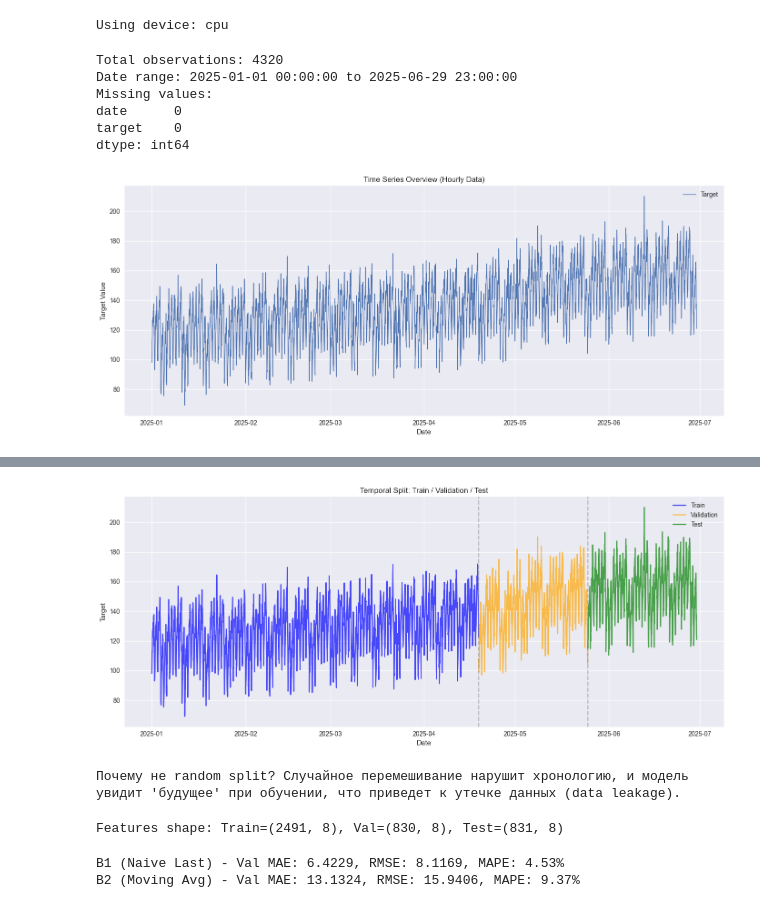
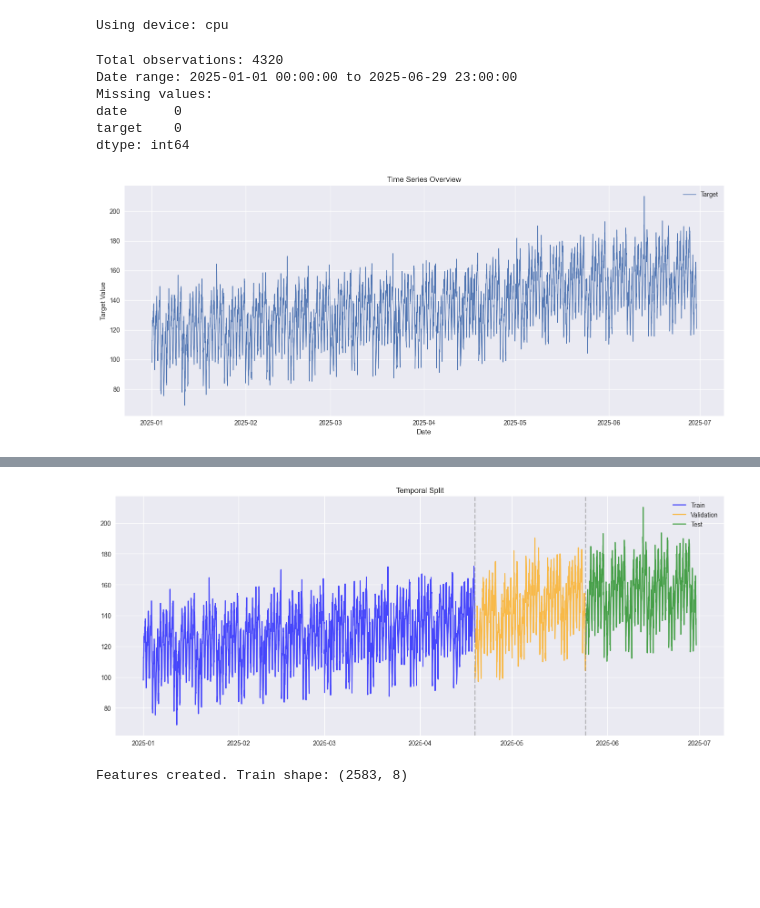
Before and after one commit to daririr/aie-group-3, a Jupyter notebook: homeworks/HW12/HW12.ipynb, the cells around one changed output, grey strips where cells are left out. Drawn from its saved outputs; the diff is of its cells as text; code cells hidden in the pictures; blank space fills up the shorter version.

```diff
--- a/homeworks/HW12/HW12.ipynb
+++ b/homeworks/HW12/HW12.ipynb
@@ -36,30 +34,23 @@ os.makedirs("artifacts/figures", exist_ok=True)
 # %% [output]
 Using device: cpu
 # %%
-# Загрузка данных
 data_path = "S12-hw-dataset.csv"
 df = pd.read_csv(data_path)
-
-# Преобразование даты и сортировка
 df['date'] = pd.to_datetime(df['date'])
 df = df.sort_values('date').reset_index(drop=True)
 
-# Sanity Check
 print(f"Total observations: {len(df)}")
 print(f"Date range: {df['date'].min()} to {df['date'].max()}")
 print(f"Missing values:\n{df.isnull().sum()}")
 
-# Базовый график
 plt.figure(figsize=(14, 6))
 plt.plot(df['date'], df['target'], label='Target', linewidth=1)
-plt.title('Time Series Overview (Hourly Data)')
+plt.title('Time Series Overview')
 plt.xlabel('Date')
 plt.ylabel('Target Value')
 plt.legend()
 plt.tight_layout()
 plt.show()
-
-# Комментарий: Видна четкая суточная сезонность (пики днем, спад ночью) и недельная структура.
 # %% [output]
 Total observations: 4320
 Date range: 2025-01-01 00:00:00 to 2025-06-29 23:00:00
@@ -67,9 +58,9 @@ Missing values:
 date      0
 target    0
 dtype: int64
-[figure, old version]
+[figure, new version]
 # %%
-# Параметры сплита (60% train, 20% val, 20% test)
+# Параметры сплита
 n = len(df)
 train_size = int(n * 0.6)
 val_size = int(n * 0.2)
@@ -78,24 +69,23 @@ train_df = df.iloc[:train_size].copy()
 val_df = df.iloc[train_size:train_size+val_size].copy()
 test_df = df.iloc[train_size+val_size:].copy()
 
-print(f"Train: {len(train_df)} ({train_df['date'].min()} - {train_df['date'].max()})")
-print(f"Val:   {len(val_df)} ({val_df['date'].min()} - {val_df['date'].max()})")
-print(f"Test:  {len(test_df)} ({test_df['date'].min()} - {test_df['date'].max()})")
+# Формируем подробное описание сплита для отчета
+split_description = f"Train: {train_df['date'].min()} - {train_df['date'].max()} | Val: {val_df['date'].min()} - {val_df['date'].max()} | Test: {test_df['date'].min()} - {test_df['date'].max()}"
 
-# Визуализация сплита
+print(f"Train: {len(train_df)} rows")
+print(f"Val:   {len(val_df)} rows")
+print(f"Test:  {len(test_df)} rows")
+
+# Визуализация
 plt.figure(figsize=(14, 6))
 plt.plot(train_df['date'], train_df['target'], label='Train', color='blue', alpha=0.7)
 plt.plot(val_df['date'], val_df['target'], label='Validation', color='orange', alpha=0.7)
 plt.plot(test_df['date'], test_df['target'], label='Test', color='green', alpha=0.7)
 plt.axvline(x=train_df['date'].max(), color='gray', linestyle='--', alpha=0.5)
 plt.axvline(x=val_df['date'].max(), color='gray', linestyle='--', alpha=0.5)
-plt.title('Temporal Split: Train / Validation / Test')
-plt.xlabel('Date')
-plt.ylabel('Target')
+plt.title('Temporal Split')
 plt.legend()
 plt.tight_layout()
 plt.savefig("artifacts/figures/series_split.png")
 plt.show()
-
-print("Почему не random split? Случайное перемешивание нарушит хронологию, и модель увидит 'будущее' при обучении, что приведет к утечке данных (data leakage).")
 # %% [output]
@@ -105,17 +95,16 @@ Test:  864 (2025-05-25 00:00:00 - 2025-06-29 23:00:00)
-[figure, old version]
+[figure, new version]
-Почему не random split? Случайное перемешивание нарушит хронологию, и модель увидит 'будущее' при обучении, что приведет к утечке данных (data leakage).
 # %%
 def create_features(df):
     df = df.copy()
-    # Лаги (учитывая часовую частоту: 24 часа в сутках, 168 в неделе)
+    # ТРЕБОВАНИЕ: lag_1, lag_7, lag_14 (сдвиг на 1, 7 и 14 часов)
     df['lag_1'] = df['target'].shift(1)
-    df['lag_24'] = df['target'].shift(24)      # Вчера в это же время
-    df['lag_168'] = df['target'].shift(168)    # Неделя назад
+    df['lag_7'] = df['target'].shift(7)
+    df['lag_14'] = df['target'].shift(14)
 
-    # Rolling statistics (окно 24 часа - сутки)
-    window = 24
-    df['rolling_mean_24'] = df['target'].shift(1).rolling(window=window).mean()
-    df['rolling_std_24'] = df['target'].shift(1).rolling(window=window).std()
+    # ТРЕБОВАНИЕ: rolling_mean_7, rolling_std_7 (окно 7 часов)
+    # Важно: shift(1) перед rolling, чтобы избежать утечки
+    df['rolling_mean_7'] = df['target'].shift(1).rolling(window=7).mean()
+    df['rolling_std_7'] = df['target'].shift(1).rolling(window=7).std()
 
     # Календарные признаки
     df['hour'] = df['date'].dt.hour
@@ -124,16 +113,10 @@ def create_features(df):
 
     return df
 
-# Применяем ко всему датасету заранее
 full_df = create_features(df)
-
-# Разделяем обратно по индексам, убирая NaN после сдвигов
-# Важно: dropna удалит первые строки, где нет лагов.
-# Для простоты в baseline мы просто отбросим их, но сохраним логику сплита относительно исходных индексов.
-# Чтобы не усложнять, пересоберем сплиты уже из готового full_df, отбросив NaN в начале.
 full_df_clean = full_df.dropna().reset_index(drop=True)
 
-# Пересчитаем границы сплита для очищенного датасета пропорционально
+# Пересчет границ сплита для очищенных данных
 n_clean = len(full_df_clean)
 train_end = int(n_clean * 0.6)
 val_end = int(n_clean * 0.8)
@@ -142,7 +125,7 @@ full_train = full_df_clean.iloc[:train_end]
 full_val = full_df_clean.iloc[train_end:val_end]
 full_test = full_df_clean.iloc[val_end:]
 
-feature_cols = ['lag_1', 'lag_24', 'lag_168', 'rolling_mean_24', 'rolling_std_24',
+feature_cols = ['lag_1', 'lag_7', 'lag_14', 'rolling_mean_7', 'rolling_std_7',
                 'hour', 'day_of_week', 'is_weekend']
 target_col = 'target'
 
@@ -155,6 +138,6 @@ y_val = full_val[target_col].values
 X_test = full_test[feature_cols].values
 y_test = full_test[target_col].values
 
-print(f"Features shape: Train={X_train.shape}, Val={X_val.shape}, Test={X_test.shape}")
+print(f"Features created. Train shape: {X_train.shape}")
 # %% [output]
-Features shape: Train=(2491, 8), Val=(830, 8), Test=(831, 8)
+Features created. Train shape: (2583, 8)
@@ -182,14 +143,0 @@ def calculate_metrics(y_true, y_pred):
-# %%
-# B1: Naive Last (прогноз = lag_1)
-# В наших признаках lag_1 уже есть, он соответствует прогнозу на шаг вперед
-pred_b1_val = full_val['lag_1'].values
-mae_b1, rmse_b1, mape_b1 = calculate_metrics(y_val, pred_b1_val)
-print(f"B1 (Naive Last) - Val MAE: {mae_b1:.4f}, RMSE: {rmse_b1:.4f}, MAPE: {mape_b1:.2f}%")
-
-# B2: Moving Average (прогноз = rolling_mean_24)
-pred_b2_val = full_val['rolling_mean_24'].values
-mae_b2, rmse_b2, mape_b2 = calculate_metrics(y_val, pred_b2_val)
-print(f"B2 (Moving Avg) - Val MAE: {mae_b2:.4f}, RMSE: {rmse_b2:.4f}, MAPE: {mape_b2:.2f}%")
-# %% [output]
-B1 (Naive Last) - Val MAE: 6.4229, RMSE: 8.1169, MAPE: 4.53%
-B2 (Moving Avg) - Val MAE: 13.1324, RMSE: 15.9406, MAPE: 9.37%
```
Also changed, not shown: parts of 10 cells of this notebook, 7 other files.
